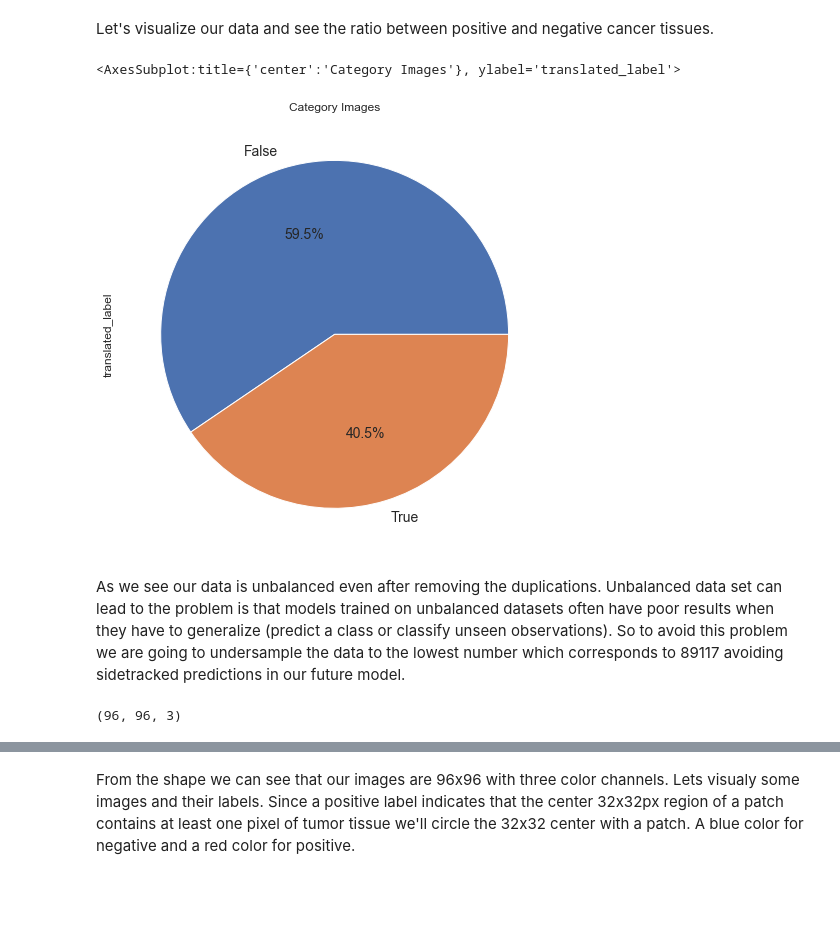
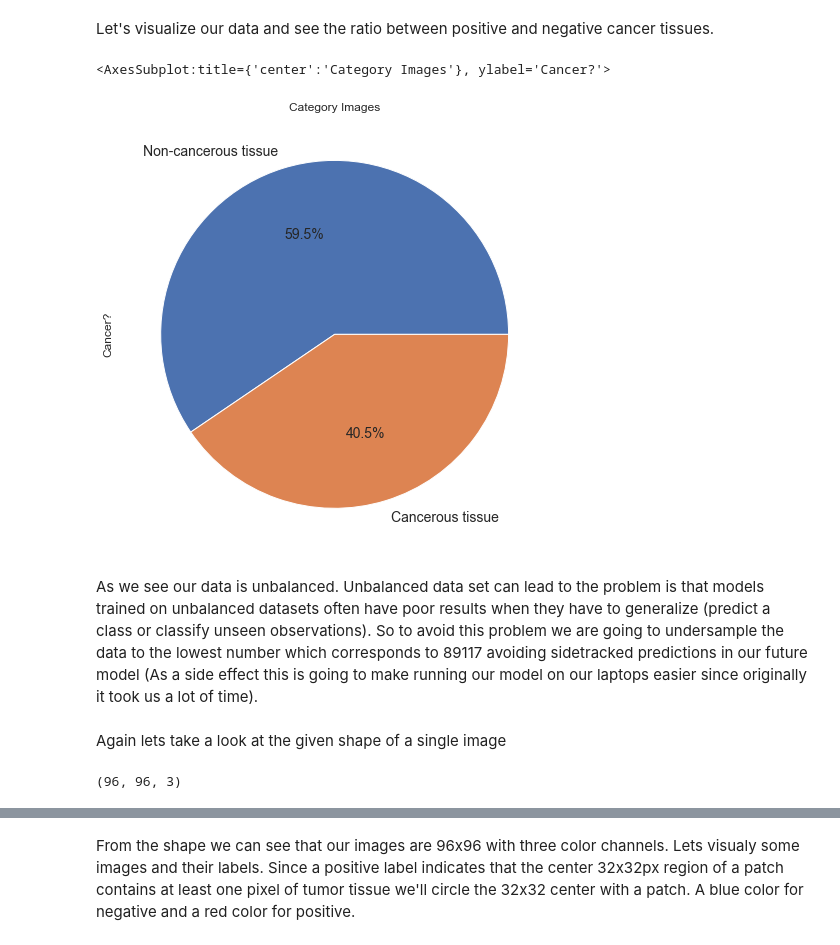
Before and after one commit to alexakh95/datasciense-uni-project, a Jupyter notebook: notebooks/histopathologic_cancer_detection/project.ipynb, the cells around one changed output, grey strips where cells are left out. Cells and saved outputs as stored; diff of their text form; code cells hidden in the pictures; blank space fills up the shorter version.

```diff
--- a/notebooks/histopathologic_cancer_detection/project.ipynb
+++ b/notebooks/histopathologic_cancer_detection/project.ipynb
@@ -239,2 +134,2 @@ only showing top 20 rows
 # %%
-y_trs_df = y_trs_df.withColumn('file_name',concat(lit(X_data_directory),y_sorted_df["id"],lit(".tif")))
+y_trs_df['file_name'] = X_data_directory + y_trs_df['id'] + ".tif"
@@ -260,0 +138,2 @@ only showing top 20 rows
+# %%
+data_pd = pd.DataFrame(y_trs_df[['id','file_name','is_cancer']])
@@ -260,0 +142,2 @@ only showing top 20 rows
+# %%
+data_pd['image'] = y_trs_df_pd['file_name'].apply(cv.imread)
@@ -260,0 +157,2 @@ only showing top 20 rows
+# %%
+full_data_pd = data_pd.copy()
@@ -307,20 +204,29 @@ Name: label, dtype: int64
 Let's visualize our data and see the ratio between positive and negative cancer tissues.
 # %%
 sns.set(style='whitegrid')
-pie_chart=pd.DataFrame(y_sorted['translated_label'].replace('False','Non-cancerous tissue').replace('True','Cancerous tissue').value_counts())
+
+pie_chart = pd.DataFrame(full_data_pd['is_cancer'].replace(False,'Non-cancerous tissue').replace(True,'Cancerous tissue').value_counts())
+
 pie_chart.reset_index(inplace=True)
-pie_chart.plot(kind='pie', title='Category Images',y = 'translated_label',
-             autopct='%1.1f%%', shadow=False, labels=pie_chart['index'], legend = False, fontsize=14, figsize=(18,8))
+
+pie_chart.plot(kind = 'pie',
+               title = 'Category Images',
+               y = 'is_cancer',
+               autopct = '%1.1f%%',
+               shadow = False,
+               labels = pie_chart['index'],
+               legend = False,
+               ylabel = 'Cancer?',
+               fontsize = 14,
+               figsize = (18,8))
 # %% [output]
-<AxesSubplot:title={'center':'Category Images'}, ylabel='translated_label'>
+<AxesSubplot:title={'center':'Category Images'}, ylabel='Cancer?'>
-[figure, old version]
+[figure, new version]
 # %% [markdown]
-As we see our data is unbalanced even after removing the duplications. Unbalanced data set can lead to the problem is that models trained on unbalanced datasets often have poor results when they have to generalize (predict a class or classify unseen observations). So to avoid this problem we are going to undersample the data to the lowest number which corresponds to 89117 avoiding sidetracked predictions in our future model.
+As we see our data is unbalanced. Unbalanced data set can lead to the problem is that models trained on unbalanced datasets often have poor results when they have to generalize (predict a class or classify unseen observations). So to avoid this problem we are going to undersample the data to the lowest number which corresponds to 89117 avoiding sidetracked predictions in our future model (As a side effect this is going to make running our model on our laptops easier since originally it took us a lot of time).
-# %%
-file_path = y_sorted.iloc[[0]]['file_name'].iloc[0]
-
-img = plt.imread(file_path)
-
-img.shape
-# %% [output]
-(96, 96, 3)
+# %% [markdown]
+Again lets take a look at the given shape of a single image
+# %%
+full_data_pd['image'].iloc[0].shape
+# %% [output]
+(96, 96, 3)
```
Also changed, not shown: parts of 70 cells of this notebook.
